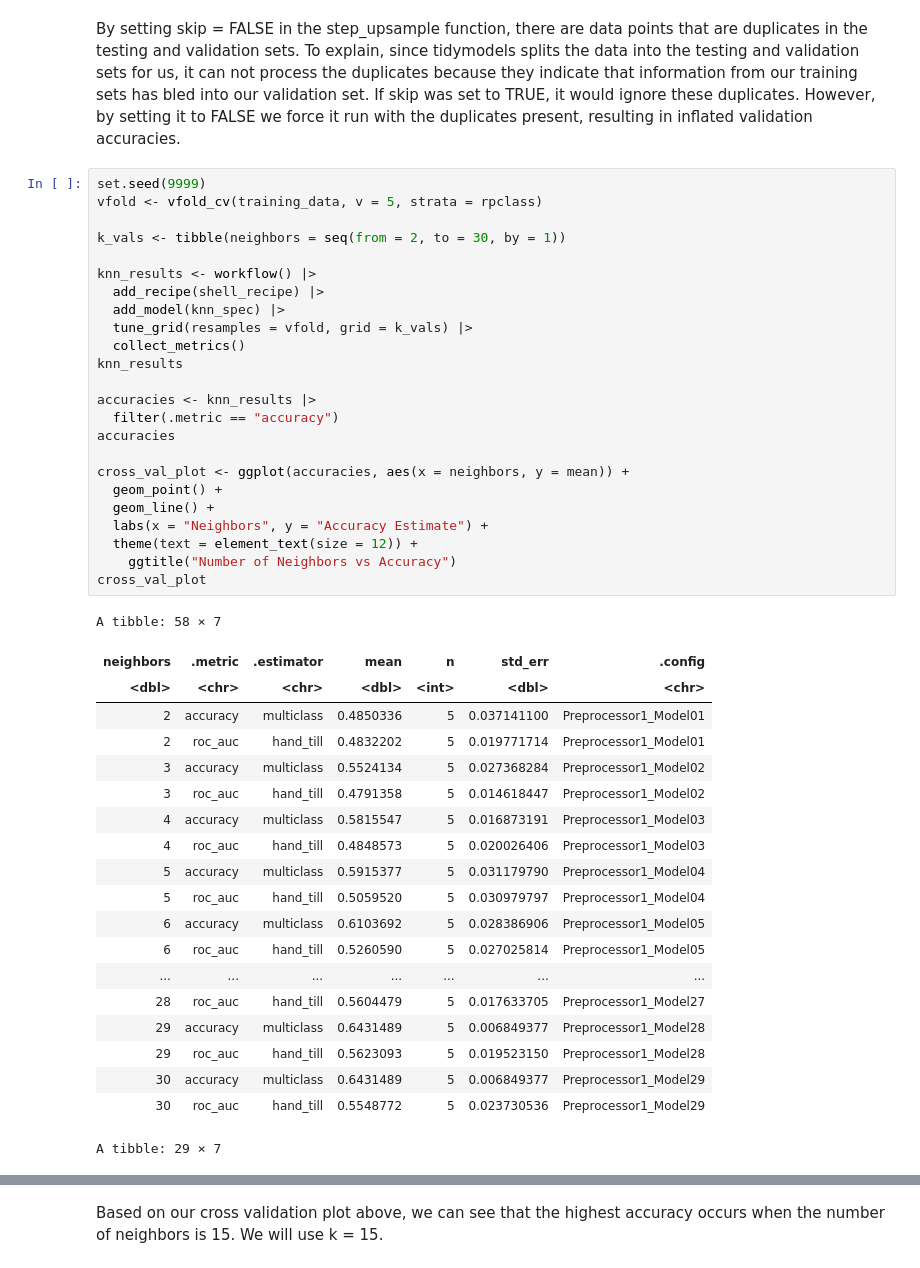
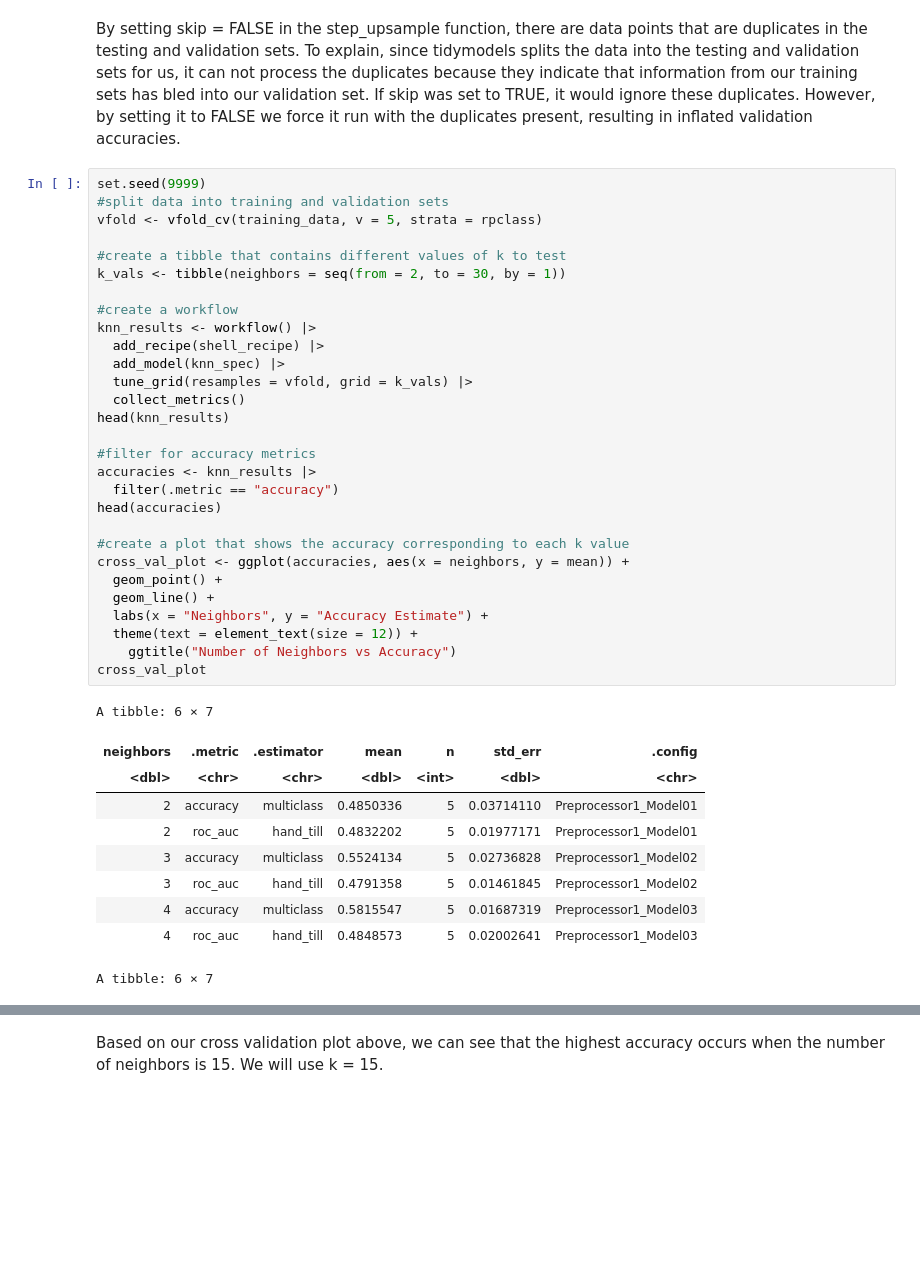
Before and after one commit to rhe9598/dsci_group_project, a Jupyter notebook: DcorneaReport.ipynb, the cells around one changed output, grey strips where cells are left out. Cells and saved outputs as stored; diff of their text form; blank space fills up the shorter version.

```diff
--- a/DcorneaReport.ipynb
+++ b/DcorneaReport.ipynb
@@ -223,48 +224,43 @@ A tibble: 3 × 2
 By setting skip = FALSE in the step_upsample function, there are data points that are duplicates in the testing and validation sets. To explain, since tidymodels splits the data into the testing and validation sets for us, it can not process the duplicates because they indicate that information from our training sets has bled into our validation set. If skip was set to TRUE, it would ignore these duplicates. However, by setting it to FALSE we force it run with the duplicates present, resulting in inflated validation accuracies.
 # %%
 set.seed(9999)
+#split data into training and validation sets
 vfold <- vfold_cv(training_data, v = 5, strata = rpclass)
 
+#create a tibble that contains different values of k to test
 k_vals <- tibble(neighbors = seq(from = 2, to = 30, by = 1))
 
+#create a workflow
 knn_results <- workflow() |>
   add_recipe(shell_recipe) |>
   add_model(knn_spec) |>
   tune_grid(resamples = vfold, grid = k_vals) |>
   collect_metrics()
-knn_results
+head(knn_results)
 
+#filter for accuracy metrics
 accuracies <- knn_results |>
   filter(.metric == "accuracy")
-accuracies
+head(accuracies)
 
+#create a plot that shows the accuracy corresponding to each k value
 cross_val_plot <- ggplot(accuracies, aes(x = neighbors, y = mean)) +
   geom_point() +
   geom_line() +
   labs(x = "Neighbors", y = "Accuracy Estimate") +
   theme(text = element_text(size = 12)) +
     ggtitle("Number of Neighbors vs Accuracy")
 cross_val_plot
 # %% [output]
-A tibble: 58 × 7
+A tibble: 6 × 7
 | neighbors | .metric | .estimator | mean | n | std_err | .config |
 | <dbl> | <chr> | <chr> | <dbl> | <int> | <dbl> | <chr> |
-| 2 | accuracy | multiclass | 0.4850336 | 5 | 0.037141100 | Preprocessor1_Model01 |
-| 2 | roc_auc | hand_till | 0.4832202 | 5 | 0.019771714 | Preprocessor1_Model01 |
-| 3 | accuracy | multiclass | 0.5524134 | 5 | 0.027368284 | Preprocessor1_Model02 |
-| 3 | roc_auc | hand_till | 0.4791358 | 5 | 0.014618447 | Preprocessor1_Model02 |
-| 4 | accuracy | multiclass | 0.5815547 | 5 | 0.016873191 | Preprocessor1_Model03 |
-| 4 | roc_auc | hand_till | 0.4848573 | 5 | 0.020026406 | Preprocessor1_Model03 |
-| 5 | accuracy | multiclass | 0.5915377 | 5 | 0.031179790 | Preprocessor1_Model04 |
-| 5 | roc_auc | hand_till | 0.5059520 | 5 | 0.030979797 | Preprocessor1_Model04 |
-| 6 | accuracy | multiclass | 0.6103692 | 5 | 0.028386906 | Preprocessor1_Model05 |
-| 6 | roc_auc | hand_till | 0.5260590 | 5 | 0.027025814 | Preprocessor1_Model05 |
-| ... | ... | ... | ... | ... | ... | ... |
-| 28 | roc_auc | hand_till | 0.5604479 | 5 | 0.017633705 | Preprocessor1_Model27 |
-| 29 | accuracy | multiclass | 0.6431489 | 5 | 0.006849377 | Preprocessor1_Model28 |
-| 29 | roc_auc | hand_till | 0.5623093 | 5 | 0.019523150 | Preprocessor1_Model28 |
-| 30 | accuracy | multiclass | 0.6431489 | 5 | 0.006849377 | Preprocessor1_Model29 |
-| 30 | roc_auc | hand_till | 0.5548772 | 5 | 0.023730536 | Preprocessor1_Model29 |
+| 2 | accuracy | multiclass | 0.4850336 | 5 | 0.03714110 | Preprocessor1_Model01 |
+| 2 | roc_auc | hand_till | 0.4832202 | 5 | 0.01977171 | Preprocessor1_Model01 |
+| 3 | accuracy | multiclass | 0.5524134 | 5 | 0.02736828 | Preprocessor1_Model02 |
+| 3 | roc_auc | hand_till | 0.4791358 | 5 | 0.01461845 | Preprocessor1_Model02 |
+| 4 | accuracy | multiclass | 0.5815547 | 5 | 0.01687319 | Preprocessor1_Model03 |
+| 4 | roc_auc | hand_till | 0.4848573 | 5 | 0.02002641 | Preprocessor1_Model03 |
-A tibble: 29 × 7
+A tibble: 6 × 7
 | neighbors | .metric | .estimator | mean | n | std_err | .config |
 | <dbl> | <chr> | <chr> | <dbl> | <int> | <dbl> | <chr> |
```
Also changed, not shown: parts of 3 cells of this notebook.
